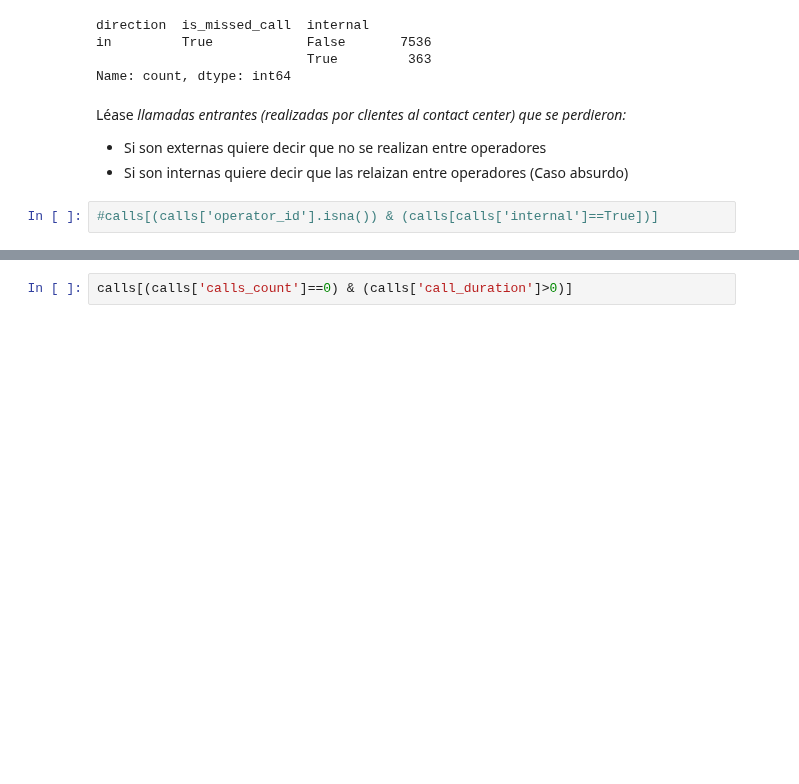
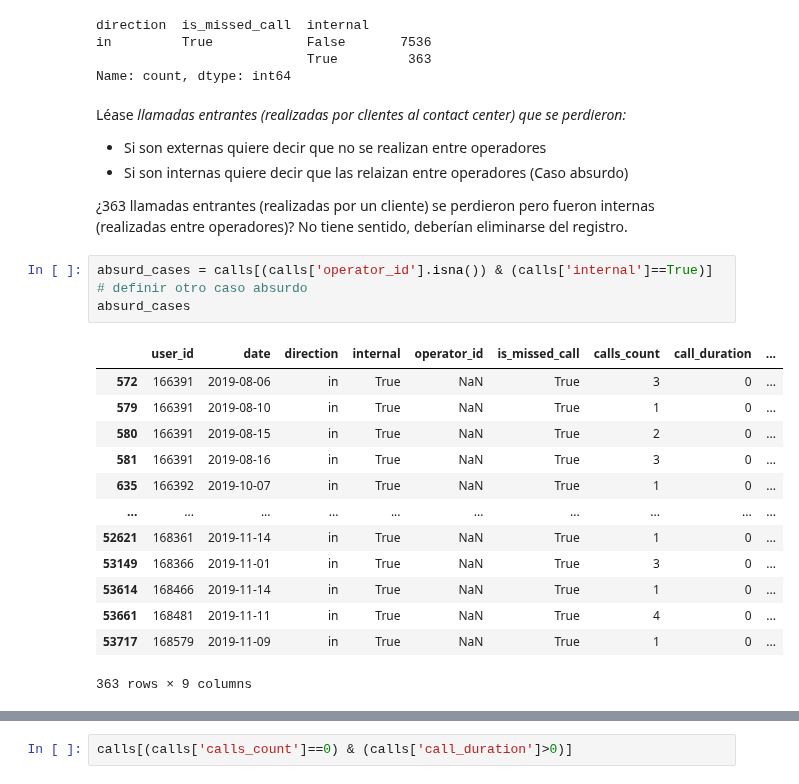
Before and after one commit to ScinDBad/DA_proyecto_final, a Jupyter notebook: proyecto_sp_14.ipynb, the cells around one changed output, grey strips where cells are left out. Saved outputs shown, nothing was run; the diff lists cells and outputs as text; blank space fills up the shorter version.

```diff
--- a/proyecto_sp_14.ipynb
+++ b/proyecto_sp_14.ipynb
@@ -434,5 +434,22 @@ Léase _llamadas entrantes (realizadas por clientes al contact center) que se pe
 
 - Si son externas quiere decir que no se realizan entre operadores
 - Si son internas quiere decir que las relaizan entre operadores (Caso absurdo)
+
+¿363 llamadas entrantes (realizadas por un cliente) se perdieron pero fueron internas (realizadas entre operadores)? No tiene sentido, deberían eliminarse del registro.
 # %%
-#calls[(calls['operator_id'].isna()) & (calls[calls['internal']==True])]
+absurd_cases = calls[(calls['operator_id'].isna()) & (calls['internal']==True)] # definir otro caso absurdo
+absurd_cases
+# %% [output]
+|  | user_id | date | direction | internal | operator_id | is_missed_call | calls_count | call_duration | ... |
+| 572 | 166391 | 2019-08-06 | in | True | NaN | True | 3 | 0 | ... |
+| 579 | 166391 | 2019-08-10 | in | True | NaN | True | 1 | 0 | ... |
+| 580 | 166391 | 2019-08-15 | in | True | NaN | True | 2 | 0 | ... |
+| 581 | 166391 | 2019-08-16 | in | True | NaN | True | 3 | 0 | ... |
+| 635 | 166392 | 2019-10-07 | in | True | NaN | True | 1 | 0 | ... |
+| ... | ... | ... | ... | ... | ... | ... | ... | ... | ... |
+| 52621 | 168361 | 2019-11-14 | in | True | NaN | True | 1 | 0 | ... |
+| 53149 | 168366 | 2019-11-01 | in | True | NaN | True | 3 | 0 | ... |
+| 53614 | 168466 | 2019-11-14 | in | True | NaN | True | 1 | 0 | ... |
+| 53661 | 168481 | 2019-11-11 | in | True | NaN | True | 4 | 0 | ... |
+| 53717 | 168579 | 2019-11-09 | in | True | NaN | True | 1 | 0 | ... |
+363 rows × 9 columns
```
Also changed, not shown: parts of 7 cells of this notebook.
